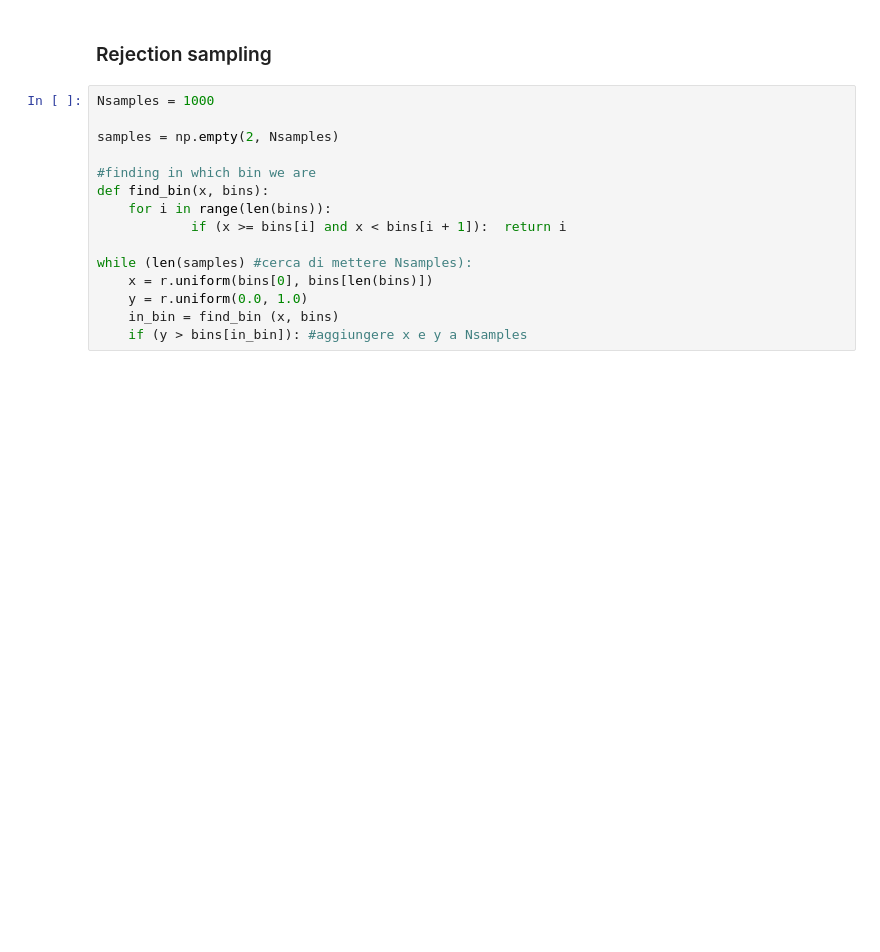
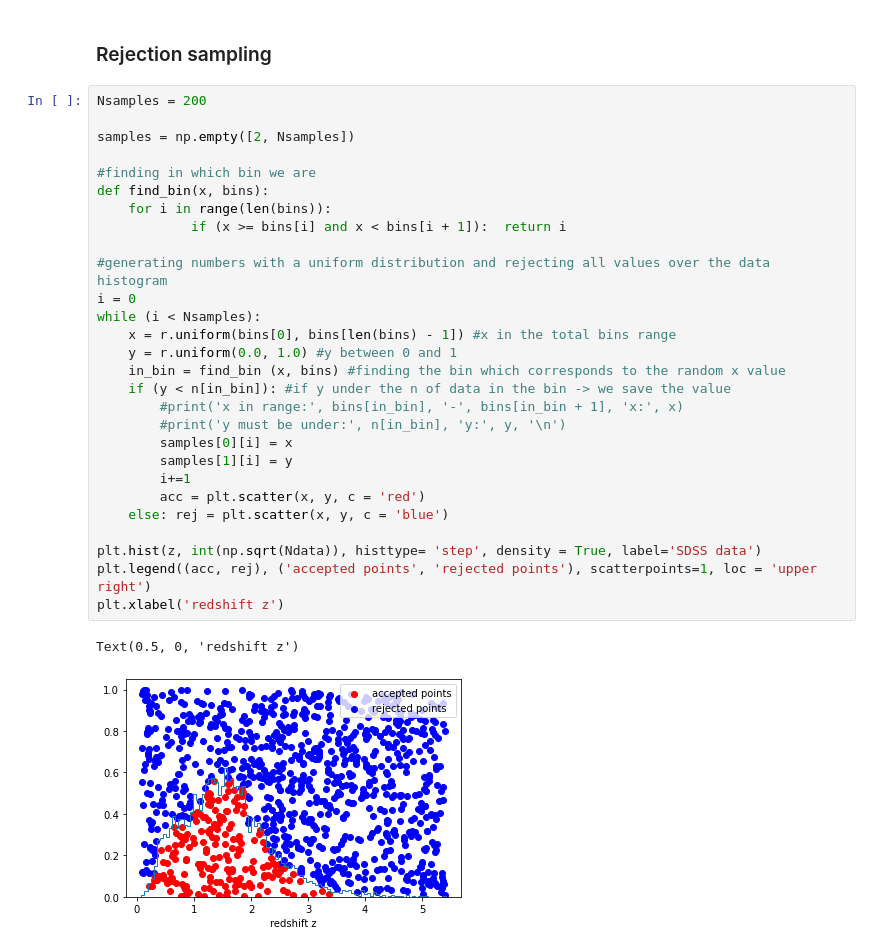
Before and after one commit to lisam10/astrostatistics_bicocca_2024, a Jupyter notebook: working/W04_quasars.ipynb, the cells around one changed output. Drawn from its saved outputs; the diff is of its cells as text; blank space fills up the shorter version.

```diff
--- a/working/W04_quasars.ipynb
+++ b/working/W04_quasars.ipynb
@@ -42,17 +45,33 @@ n, bins, patches = plt.hist(z, int(np.sqrt(Ndata)), histtype = 'step', density =
 # %% [markdown]
 ### Rejection sampling
 # %%
-Nsamples = 1000
+Nsamples = 200
 
-samples = np.empty(2, Nsamples)
+samples = np.empty([2, Nsamples])
 
 #finding in which bin we are
 def find_bin(x, bins):
     for i in range(len(bins)):
             if (x >= bins[i] and x < bins[i + 1]):  return i
 
-while (len(samples) #cerca di mettere Nsamples):
-    x = r.uniform(bins[0], bins[len(bins)])
-    y = r.uniform(0.0, 1.0)
-    in_bin = find_bin (x, bins)
-    if (y > bins[in_bin]): #aggiungere x e y a Nsamples
+#generating numbers with a uniform distribution and rejecting all values over the data histogram
+i = 0
+while (i < Nsamples):
+    x = r.uniform(bins[0], bins[len(bins) - 1]) #x in the total bins range
+    y = r.uniform(0.0, 1.0) #y between 0 and 1
+    in_bin = find_bin (x, bins) #finding the bin which corresponds to the random x value
+    if (y < n[in_bin]): #if y under the n of data in the bin -> we save the value
+        #print('x in range:', bins[in_bin], '-', bins[in_bin + 1], 'x:', x)
+        #print('y must be under:', n[in_bin], 'y:', y, '\n')
+        samples[0][i] = x
+        samples[1][i] = y
+        i+=1
+        acc = plt.scatter(x, y, c = 'red')
+    else: rej = plt.scatter(x, y, c = 'blue')
+
+plt.hist(z, int(np.sqrt(Ndata)), histtype= 'step', density = True, label='SDSS data')
+plt.legend((acc, rej), ('accepted points', 'rejected points'), scatterpoints=1, loc = 'upper right')
+plt.xlabel('redshift z')
+# %% [output]
+Text(0.5, 0, 'redshift z')
+[figure, added]
```
Also changed, not shown: parts of 4 cells of this notebook.
